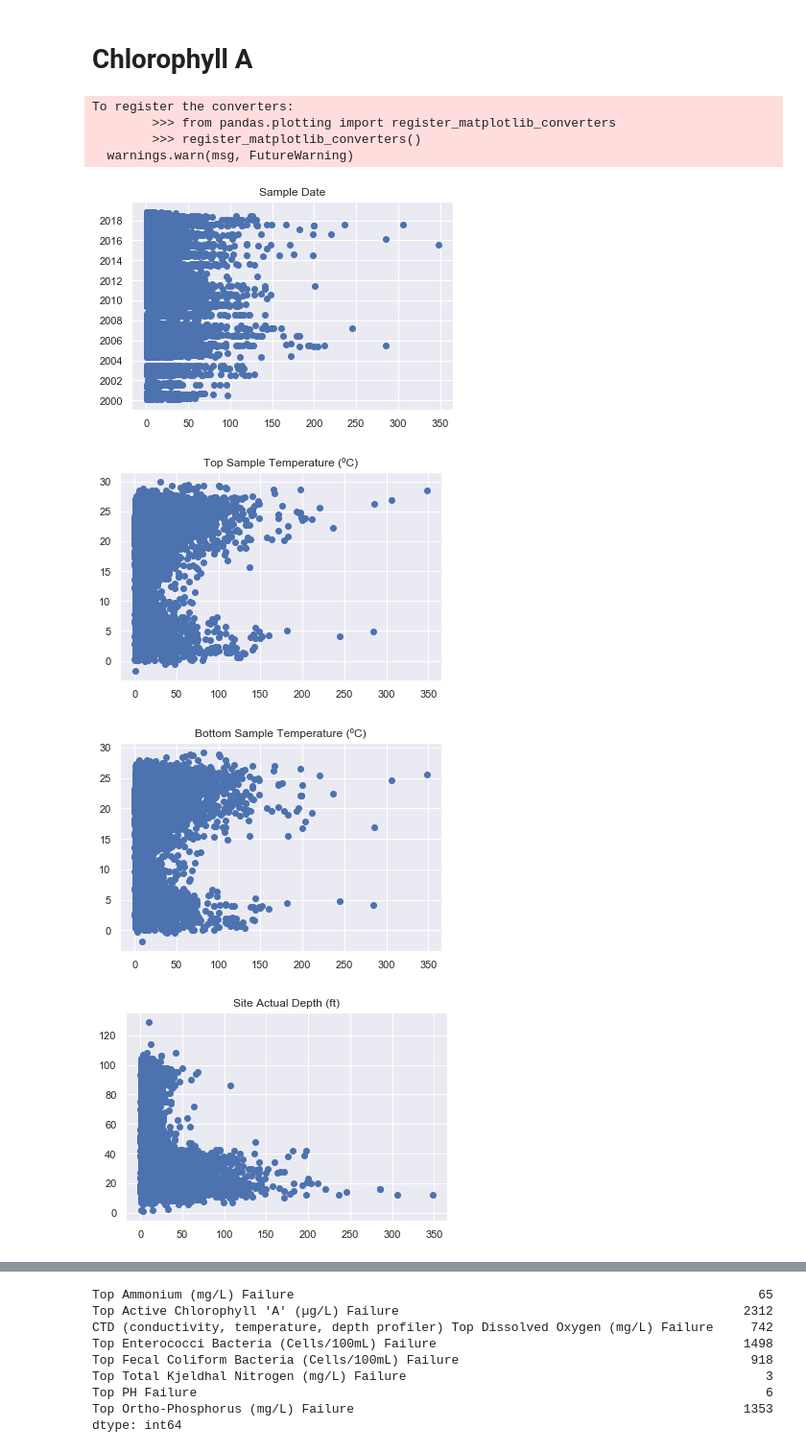
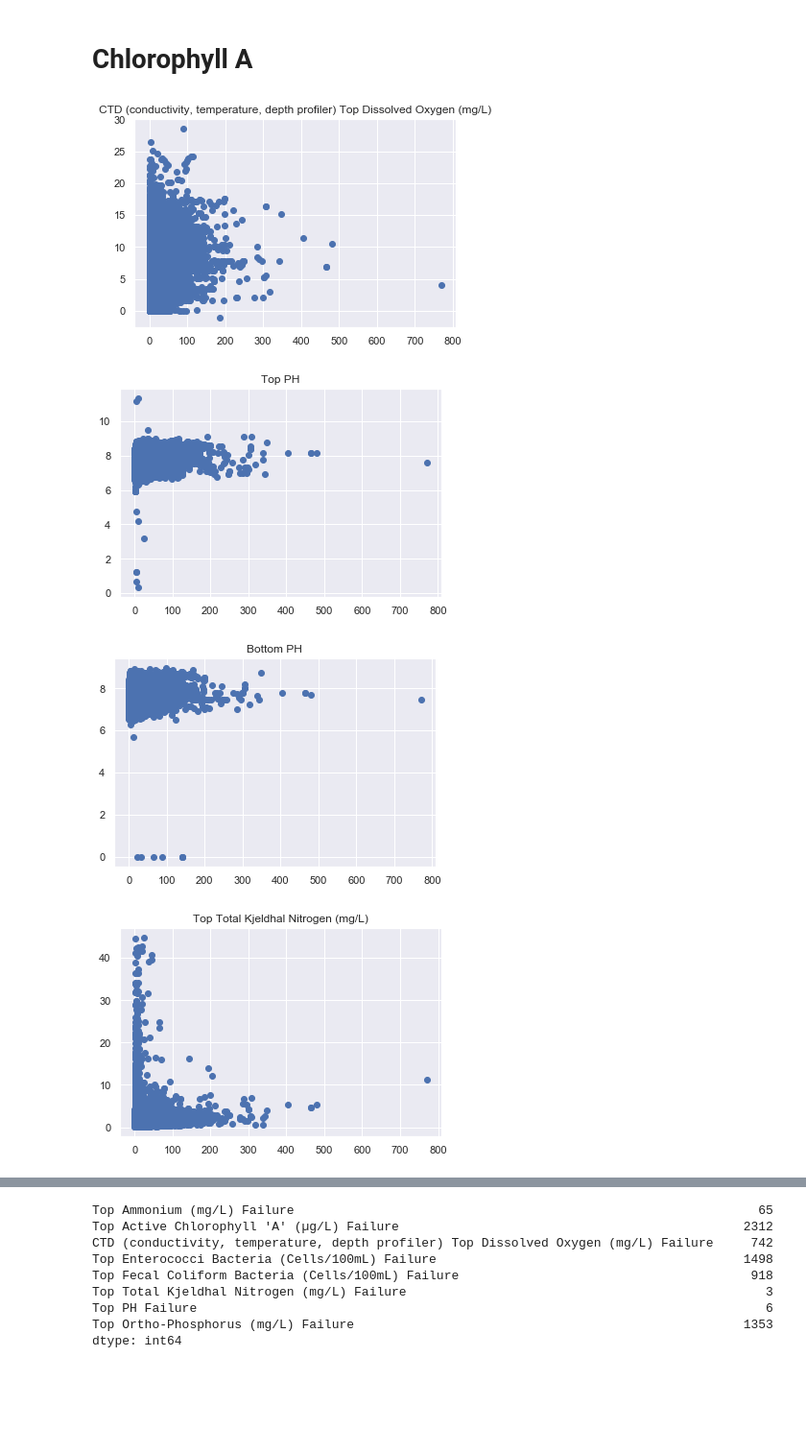
Before and after one commit to dradamski/capstone-two, a Jupyter notebook: notebooks/Data Exploration.ipynb, the cells around one changed output, grey strips where cells are left out. Shown: that part at 96% size. Saved outputs shown, nothing was run; the diff lists cells and outputs as text; code cells hidden in the pictures; blank space fills up the shorter version.

```diff
--- a/notebooks/Data Exploration.ipynb
+++ b/notebooks/Data Exploration.ipynb
@@ -21,10 +19,10 @@ _ = plt.bar(x=row_lengths.keys(), height=row_lengths.values())
 [figure]
 # %% [markdown]
 I want to use only rows with at least 30 columns complete. This is to prevent my data from being overloaded with imputed data.
-# %%
-for i, row in wq_df.iterrows():
-    if row.notnull().sum() < 30:
-        wq_df = wq_df.drop(index=i)
+# %%
+wq_df['row_sums'] = wq_df.notnull().sum(axis=1)
+wq_df[wq_df['row_sums'] < 30]
+wq_df = wq_df.drop(columns=['row_sums'])
 # %% [markdown]
 Next I will fill in blank values
 # %%
@@ -196,18 +213,19 @@ final_df.corr()[['Top Active Chlorophyll \'A\' (µg/L)',
 # %% [markdown]
 # Chlorophyll A
 # %%
-for col in final_df:
+choro_corr_col = ['CTD (conductivity, temperature, depth profiler) Top Dissolved Oxygen (mg/L)',
+                  'Top PH', 'Bottom PH', 'Top Total Kjeldhal Nitrogen (mg/L)', 'Top Silica (mg/L)',
+                  'Top Active Chlorophyll \'A\' (µg/L) Failure']
+
+
+for col in choro_corr_col:
     if np.dtype(final_df[col]) != object:
         _ = plt.scatter(x=final_df['Top Active Chlorophyll \'A\' (µg/L)'],
                         y=final_df[col])
         _ = plt.title(col)
         _ = plt.show()
 # %% [output]
-To register the converters:
-        >>> from pandas.plotting import register_matplotlib_converters
-        >>> register_matplotlib_converters()
-  warnings.warn(msg, FutureWarning)
-[figure, old version]
+[figure, new version]
-[figure, old version]
+[figure, new version]
-[figure, old version]
+[figure, new version]
-[figure, old version]
+[figure, new version]
```
Also changed, not shown: parts of 13 cells of this notebook.
